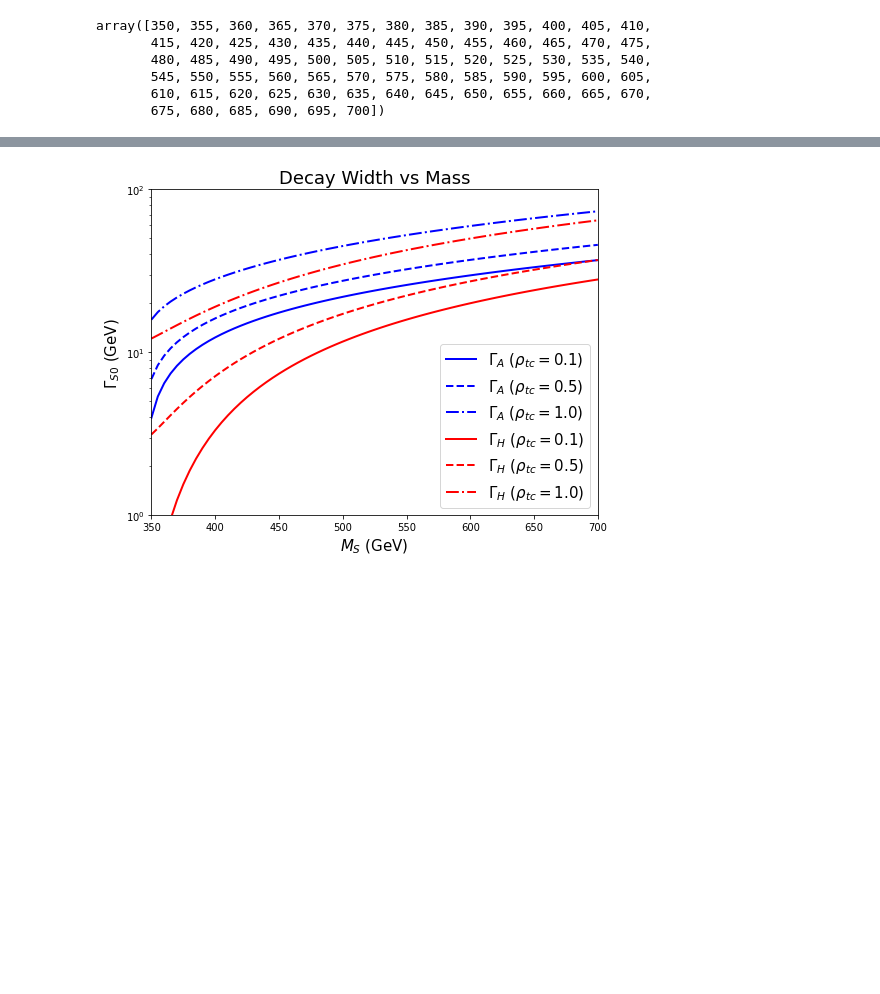
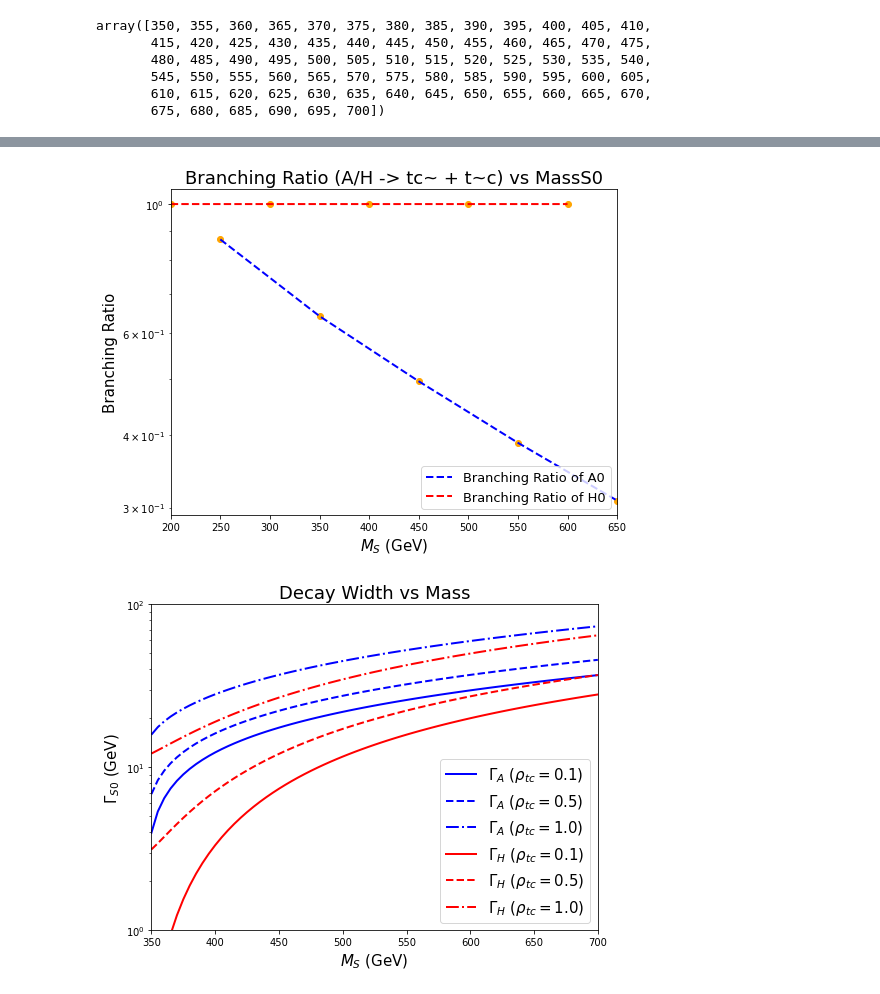
Before and after one commit to dlai211/Triple-Top, a Jupyter notebook: CrossSection_Mass.ipynb, the cells around one changed output, grey strips where cells are left out. Cells and saved outputs as stored; diff of their text form; code cells hidden in the pictures; blank space fills up the shorter version.

```diff
--- a/CrossSection_Mass.ipynb
+++ b/CrossSection_Mass.ipynb
@@ -171,3 +231,19 @@ TotalWidthA_01
+# %%
+plt.figure(figsize=(8, 6))
+plt.xlim(200, 650)
+plt.yscale('log')
+plt.scatter(ss2l_mh, 2*h4/h2, color='orange')
+plt.scatter(ss2l_ma, 2*h3/h1, color='orange')
+plt.plot(ss2l_ma, 2*h3/h1, 'b--', label=r'Branching Ratio of A0', linewidth=2)
+plt.plot(ss2l_mh, 2*h4/h2, 'r--', label=r'Branching Ratio of H0', linewidth=2)
+plt.title('Branching Ratio (A/H -> tc~ + t~c) vs MassS0', fontsize=18)
+plt.xlabel(r'$M_{S}$ (GeV)', fontsize=15)
+plt.ylabel(r'Branching Ratio', fontsize=15)
+#plt.ylim(0.01, 1)
+plt.legend(loc='lower right', prop={'size': 13})
+plt.show()
+# %% [output]
+[figure, added]
 # %%
 PartialWidthAtt = [DecayWidthAtt(1, element, mt, 3) for element in ma]
 PartialWidthAtc_10 = [DecayWidthAtc(1, element, 3)*2 for element in ma]
```
Also changed, not shown: parts of 27 cells of this notebook.
